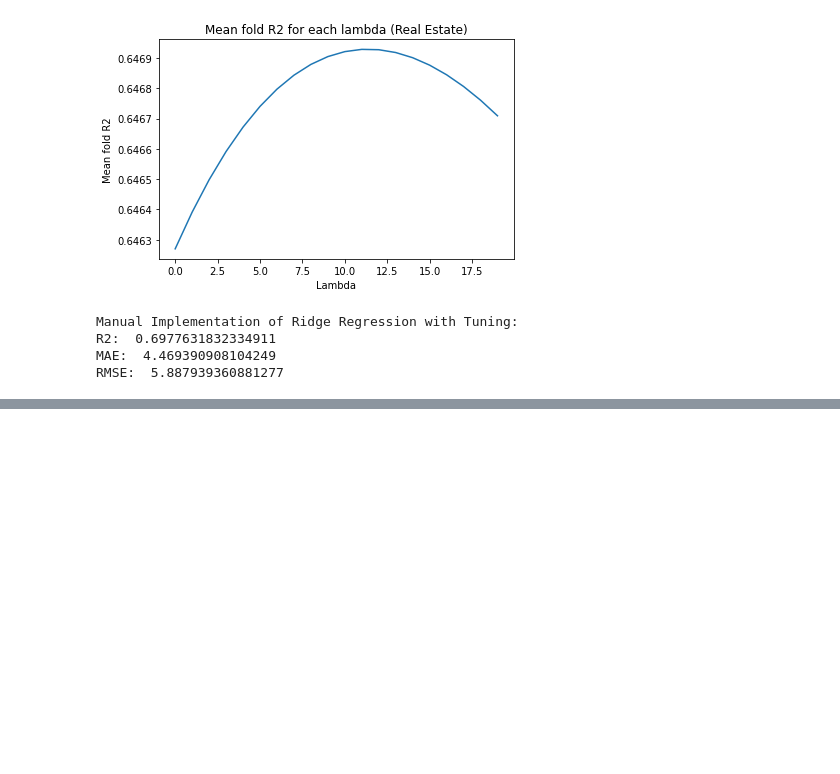
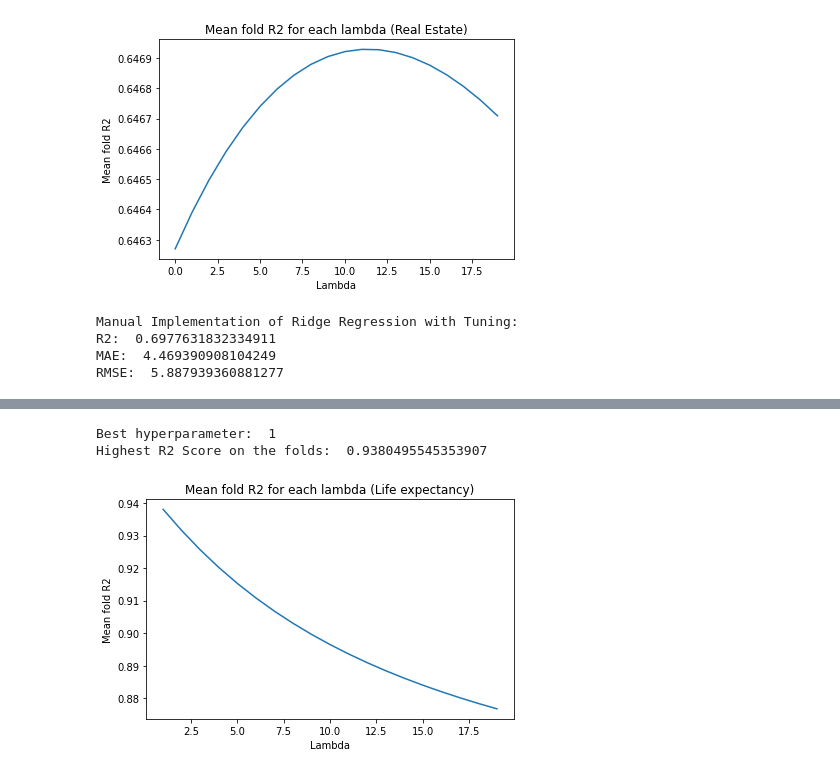
Before and after one commit to donikaSkenderbeut/machine-learning, a Jupyter notebook: Ex2/regression/linear-reg.ipynb, the cells around one changed output, grey strips where cells are left out. Drawn from its saved outputs; the diff is of its cells as text; code cells hidden in the pictures; blank space fills up the shorter version.

Commit message:
new regression dataset and its performance

```diff
--- a/Ex2/regression/linear-reg.ipynb
+++ b/Ex2/regression/linear-reg.ipynb
@@ -177,0 +199,4 @@ RMSE:  5.887939360881277
+# %%
+train_le.drop('Unnamed: 0', inplace=True, axis=1)
+test_le.drop('Unnamed: 0', inplace=True, axis=1)
+train_le
@@ -177,0 +222,19 @@ RMSE:  5.887939360881277
+# %%
+sk_linreg = LinearRegression()
+sk_linreg.fit(X_train, y_train)
+y_pred = sk_linreg.predict(X_test)
+
+
+linreg = LinearReg()
+linreg.fit(X_train.values, y_train.values)
+y_pred_manual = linreg.predict(X_test.values)
+
+print("Sklearn's Linear Regression: ")
+print("R2: ", r2_score(y_test, y_pred))
+print("MAE: ", mean_absolute_error(y_test, y_pred))
+print("RMSE: ", math.sqrt(mean_squared_error(y_test, y_pred)))
+print("---------------------")
+print("Manual Implementation of Linear Regression: ")
+print("R2: ", r2_score(y_test, y_pred_manual))
+print("MAE: ", mean_absolute_error(y_test, y_pred_manual))
+print("RMSE: ", math.sqrt(mean_squared_error(y_test, y_pred_manual)))
@@ -177,0 +280,27 @@ RMSE:  5.887939360881277
+# %%
+max=0
+best_param=0
+mean_fold_accs = []
+for i in range(1,20):
+    res = optimize(par=i, x=X_train.values, y=y_train.values)
+    mean_fold_accs.append(-res)
+    if (max > res):
+        max=res
+        best_param=i
+
+print("Best hyperparameter: ", best_param)
+print("Highest R2 Score on the folds: ", -max)
+# %% [output]
+Best hyperparameter:  1
+Highest R2 Score on the folds:  0.9380495545353907
+# %%
+x_vals = list(range(1,20))
+
+plt.plot(x_vals, mean_fold_accs)
+plt.title("Mean fold R2 for each lambda (Life expectancy)")
+plt.xlabel("Lambda")
+plt.ylabel("Mean fold R2")
+plt.tight_layout()
+plt.savefig('Mean fold R2 for each lambda (Life expectancy).jpg', dpi=300, bbox_inches='tight')
+# %% [output]
+[figure, added]
```
Also changed, not shown: parts of 6 cells of this notebook, 4 other files.
